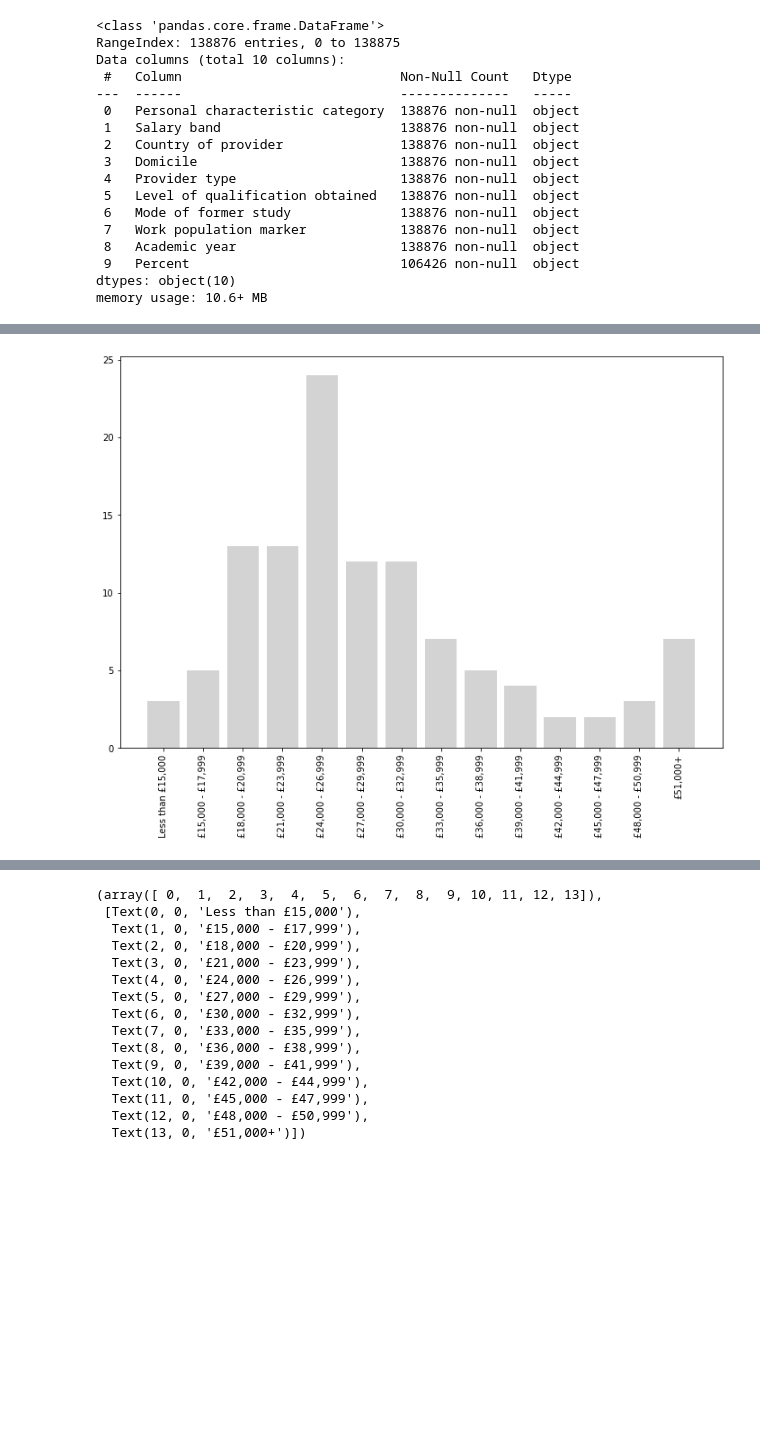
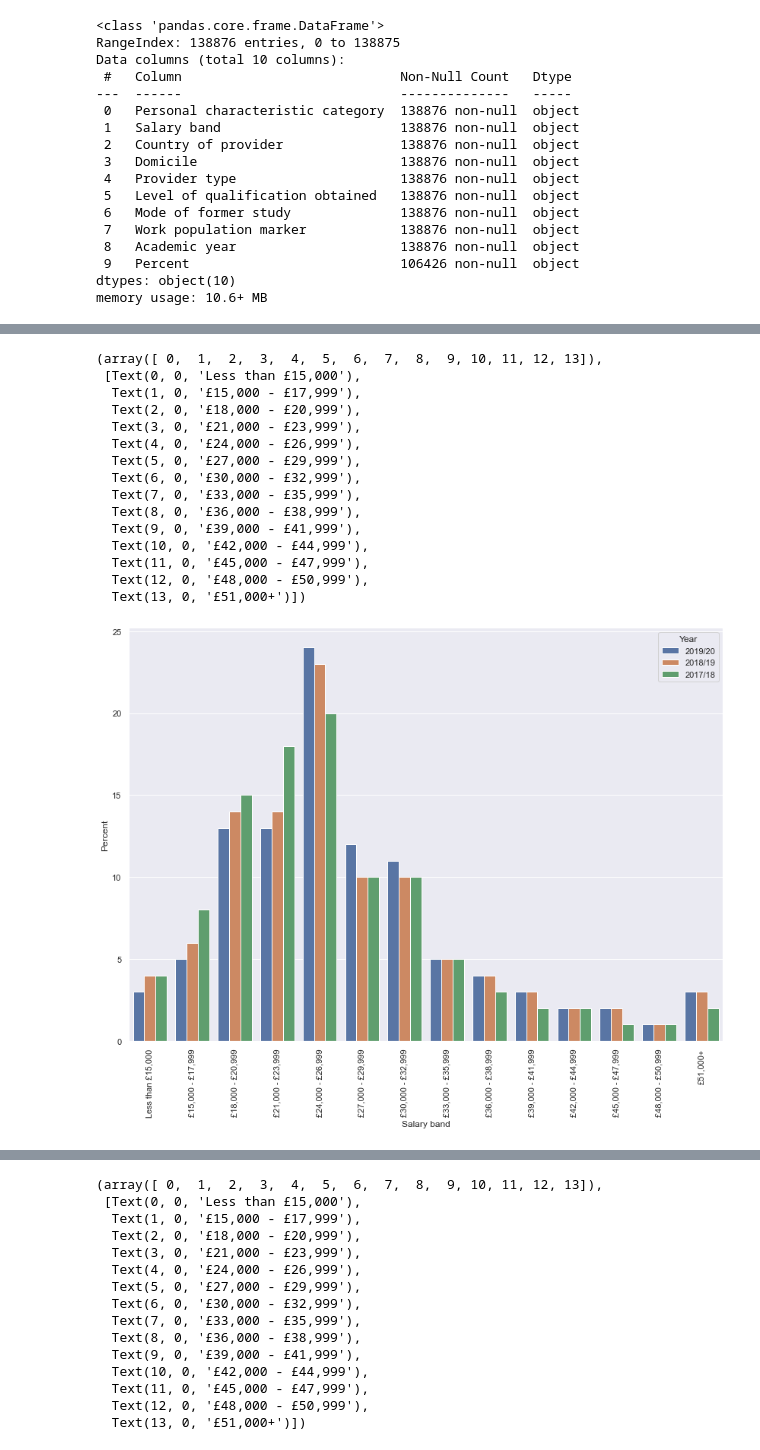
Before and after one commit to MiffySiu/employer_project_the_data_demystifiers, a Jupyter notebook: UK datasets - salary bands.ipynb, the cells around one changed output, grey strips where cells are left out. Saved outputs shown, nothing was run; the diff lists cells and outputs as text; code cells hidden in the pictures; blank space fills up the shorter version.

```diff
--- a/UK datasets - salary bands.ipynb
+++ b/UK datasets - salary bands.ipynb
@@ -197,0 +372,6 @@ salary_1920_employed.head()
+# %%
+# Merge the subsets
+salary = pd.concat([salary_1920_employed, salary_1819_employed, salary_1718_employed])
+
+# Check the total number of rows
+salary.info()
@@ -197,0 +397,13 @@ salary_1920_employed.head()
+# %%
+# Drop the unnecessary columns
+salary.drop(columns=['index',
+                     'Country of provider',
+                     'Domicile',
+                     'Provider type',
+                     'Level of qualification obtained',
+                     'Mode of former study',
+                     'Work population marker'],
+             inplace=True)
+
+# Check the changes
+salary.head()
@@ -197,0 +417,4 @@ salary_1920_employed.head()
+# %%
+salary.columns = ['Gender', 'Salary band', 'Year', 'Percent']
+
+salary.head()
@@ -197,0 +428,4 @@ salary_1920_employed.head()
+# %%
+salary_female = salary[salary['Gender'] == "Female"].reset_index().copy()
+
+salary_female.head()
@@ -228,14 +453,26 @@ plt.xticks(rotation=90)
-# %%
-# Use matplotlib
-# The distribution of salary of all level in 2019-20
-fig,ax = plt.subplots()
-fig.set_size_inches(12, 8)
-
-# create barplot
-bars = ax.bar(salary_1920_employed['Salary band'], salary_1920_employed['Percent'], color="lightgrey")
-
-plt.xticks(rotation=90)
-
-plt.show()
-# %% [output]
-[figure, removed]
+# %%
+# The distribution of salary of all level
+plt.subplots(figsize=(14,10))
+
+sns.barplot(x="Salary band", y="Percent",
+            hue="Year",
+            estimator=sum, data=salary_female)
+
+plt.xticks(rotation=90)
+# %% [output]
+(array([ 0,  1,  2,  3,  4,  5,  6,  7,  8,  9, 10, 11, 12, 13]),
+ [Text(0, 0, 'Less than £15,000'),
+  Text(1, 0, '£15,000 - £17,999'),
+  Text(2, 0, '£18,000 - £20,999'),
+  Text(3, 0, '£21,000 - £23,999'),
+  Text(4, 0, '£24,000 - £26,999'),
+  Text(5, 0, '£27,000 - £29,999'),
+  Text(6, 0, '£30,000 - £32,999'),
+  Text(7, 0, '£33,000 - £35,999'),
+  Text(8, 0, '£36,000 - £38,999'),
+  Text(9, 0, '£39,000 - £41,999'),
+  Text(10, 0, '£42,000 - £44,999'),
+  Text(11, 0, '£45,000 - £47,999'),
+  Text(12, 0, '£48,000 - £50,999'),
+  Text(13, 0, '£51,000+')])
+[figure, added]
```
Also changed, not shown: parts of 20 cells of this notebook.
